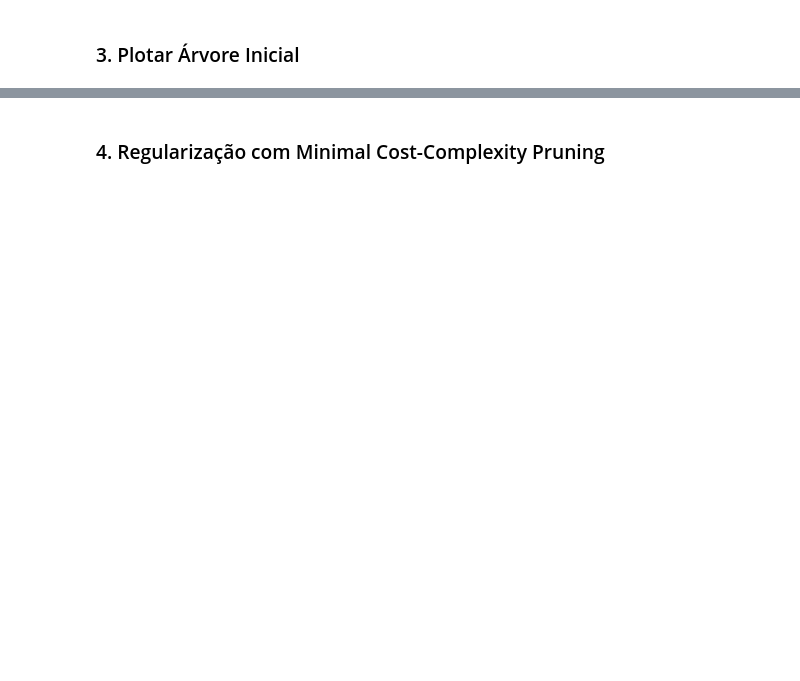
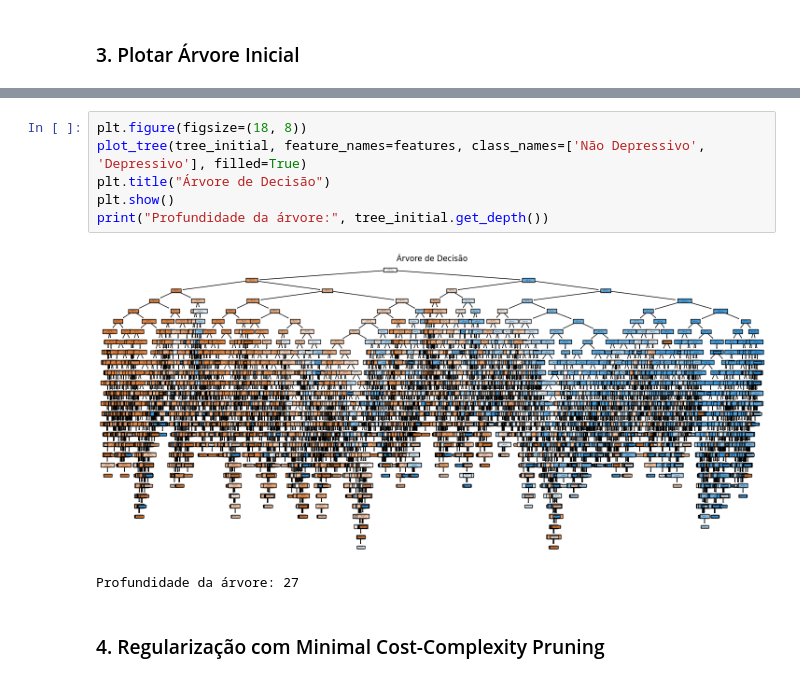
Before and after one commit to wesleyvieira1/StudentsDepressionPredict, a Jupyter notebook: modelos/arvore.ipynb, the cells around one changed output, grey strips where cells are left out. Saved outputs shown, nothing was run; the diff lists cells and outputs as text; blank space fills up the shorter version.

```diff
--- a/modelos/arvore.ipynb
+++ b/modelos/arvore.ipynb
@@ -85,2 +107,11 @@ plt.show()
+# %%
+plt.figure(figsize=(18, 8))
+plot_tree(tree_initial, feature_names=features, class_names=['Não Depressivo', 'Depressivo'], filled=True)
+plt.title("Árvore de Decisão")
+plt.show()
+print("Profundidade da árvore:", tree_initial.get_depth())
+# %% [output]
+[figure, added]
+Profundidade da árvore: 27
 # %% [markdown]
 ### 4. Regularização com Minimal Cost-Complexity Pruning
```
Also changed, not shown: parts of 27 cells of this notebook, 4 other files.
